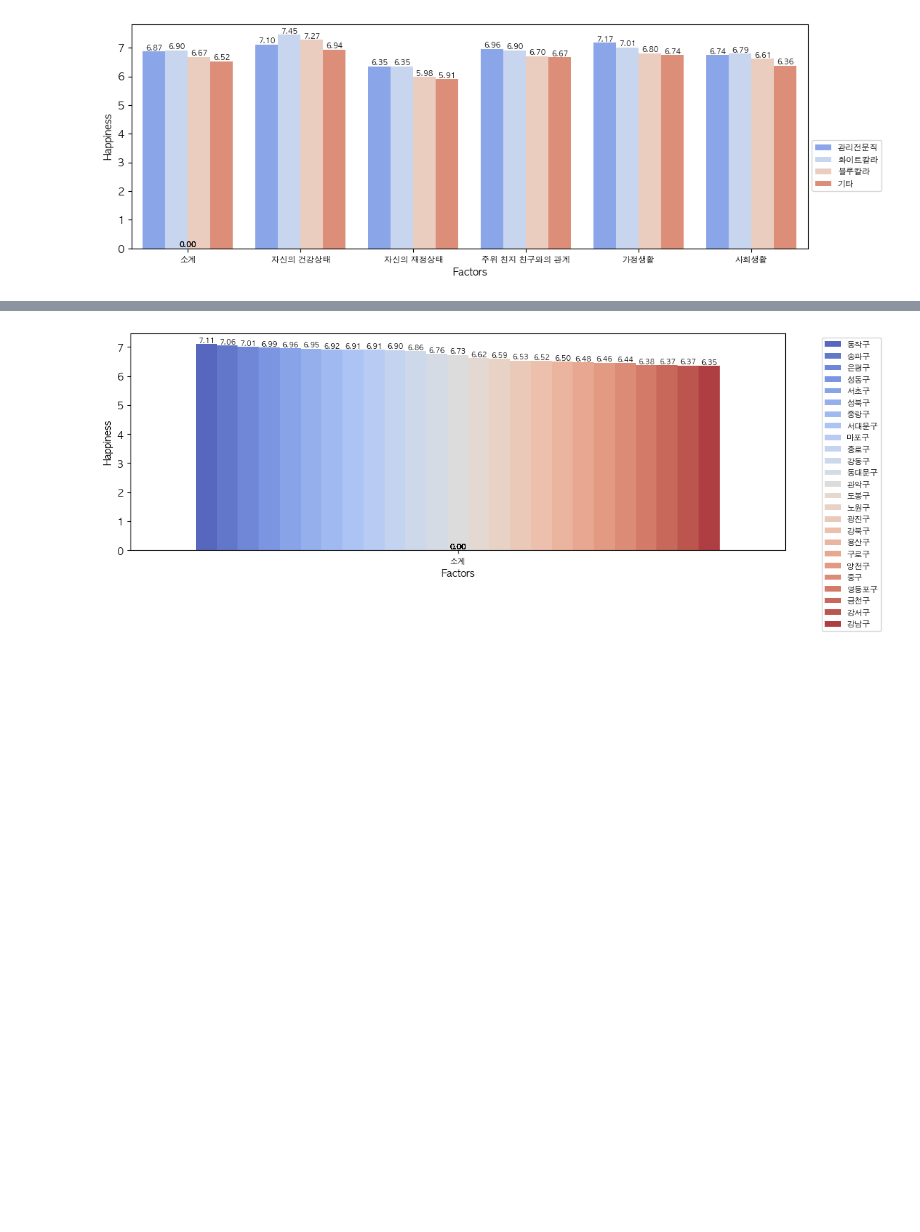
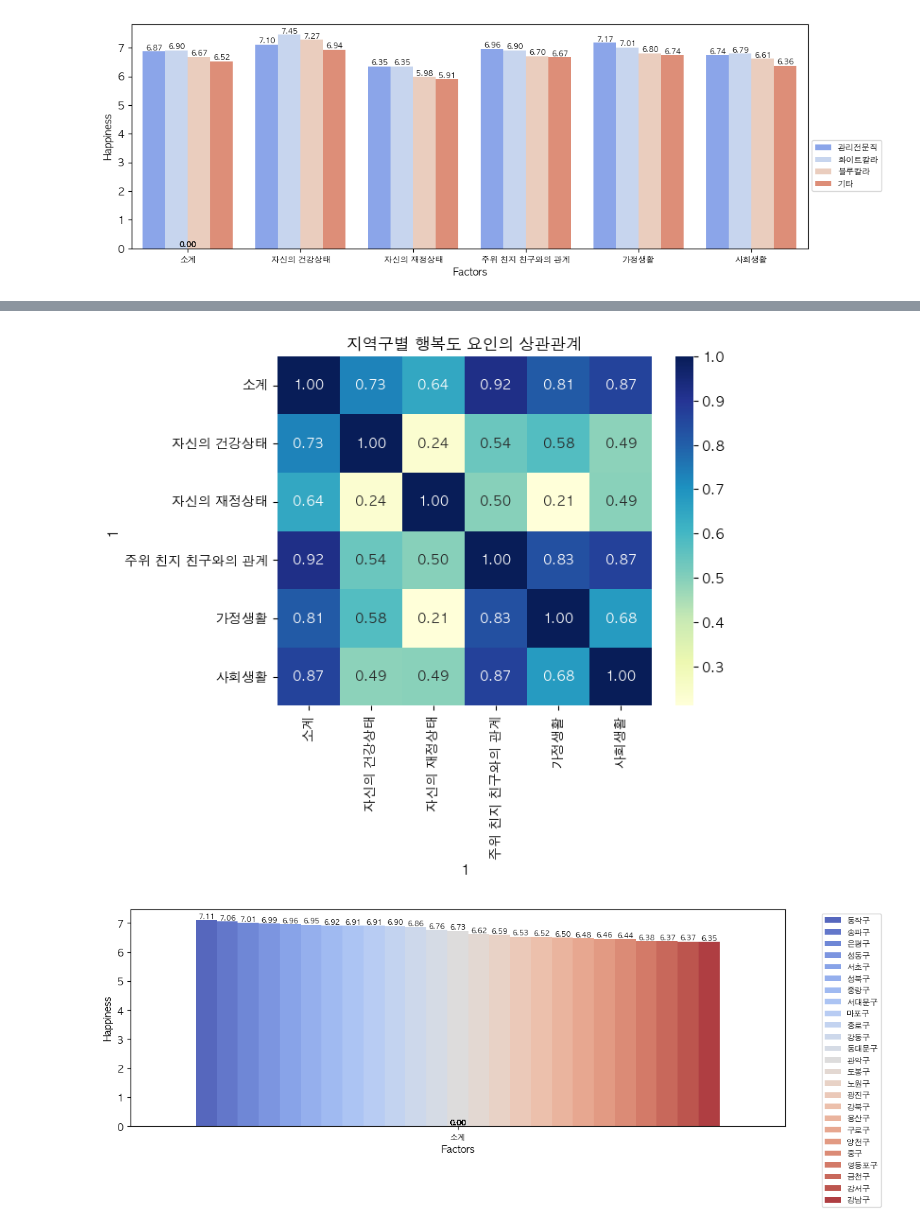
Before and after one commit to chaiwon1/happiness_analysis, a Jupyter notebook: happiness.ipynb, the cells around one changed output, grey strips where cells are left out. Drawn from its saved outputs; the diff is of its cells as text; code cells hidden in the pictures; blank space fills up the shorter version.

```diff
--- a/happiness.ipynb
+++ b/happiness.ipynb
@@ -576,3 +529,13 @@ plt.show()
+# %%
+# regionsub_df의 상관 행렬 계산
+correlation_matrix = regionsub_df.iloc[:, 2:].corr()
+
+# 히트맵 그리기
+sns.heatmap(correlation_matrix, annot=True, cmap='YlGnBu', fmt=".2f")
+plt.title('지역구별 행복도 요인의 상관관계')
+plt.show()
+# %% [output]
+[figure, added]
 # %%
 # 지역별 > 요인별 상세
 def regionsub_detail(regionsub_df, factor) -> None:
```
Also changed, not shown: parts of 33 cells of this notebook.
